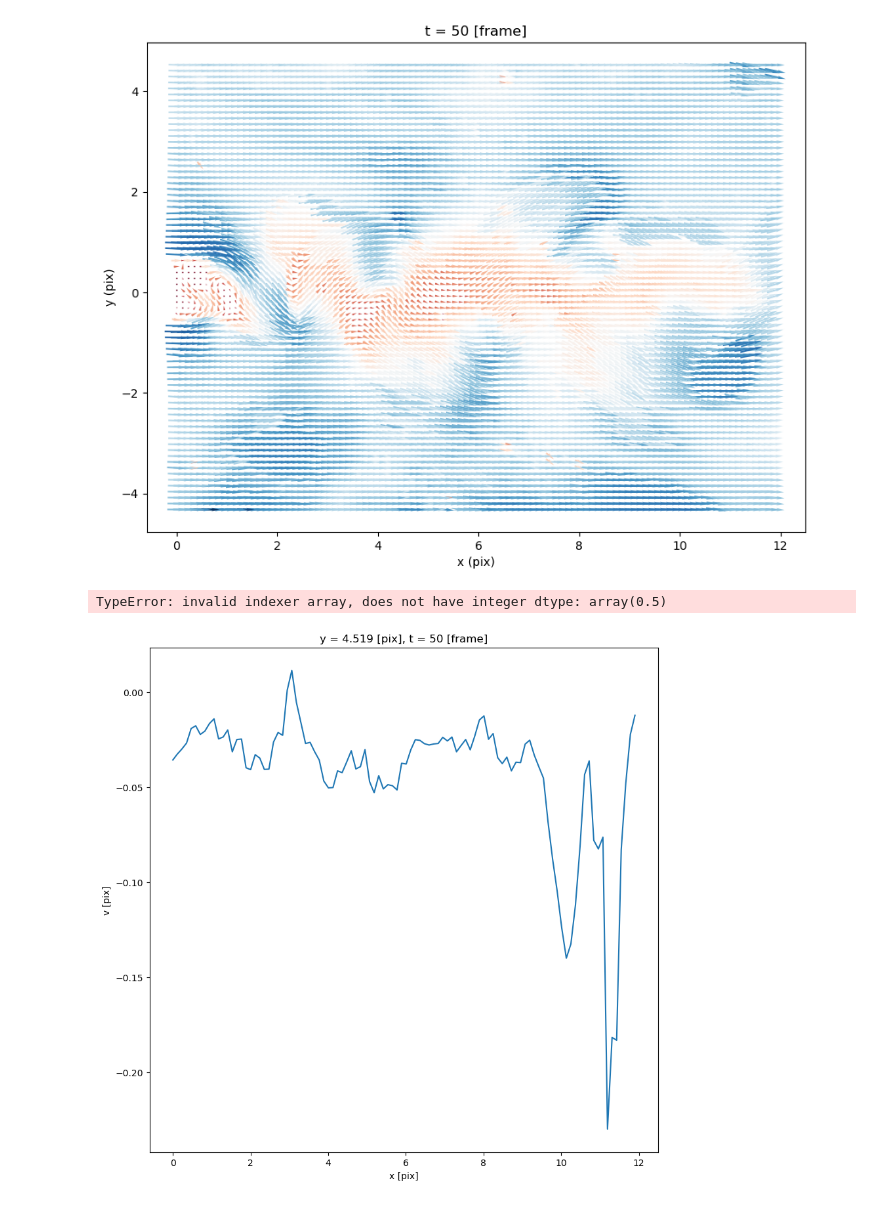
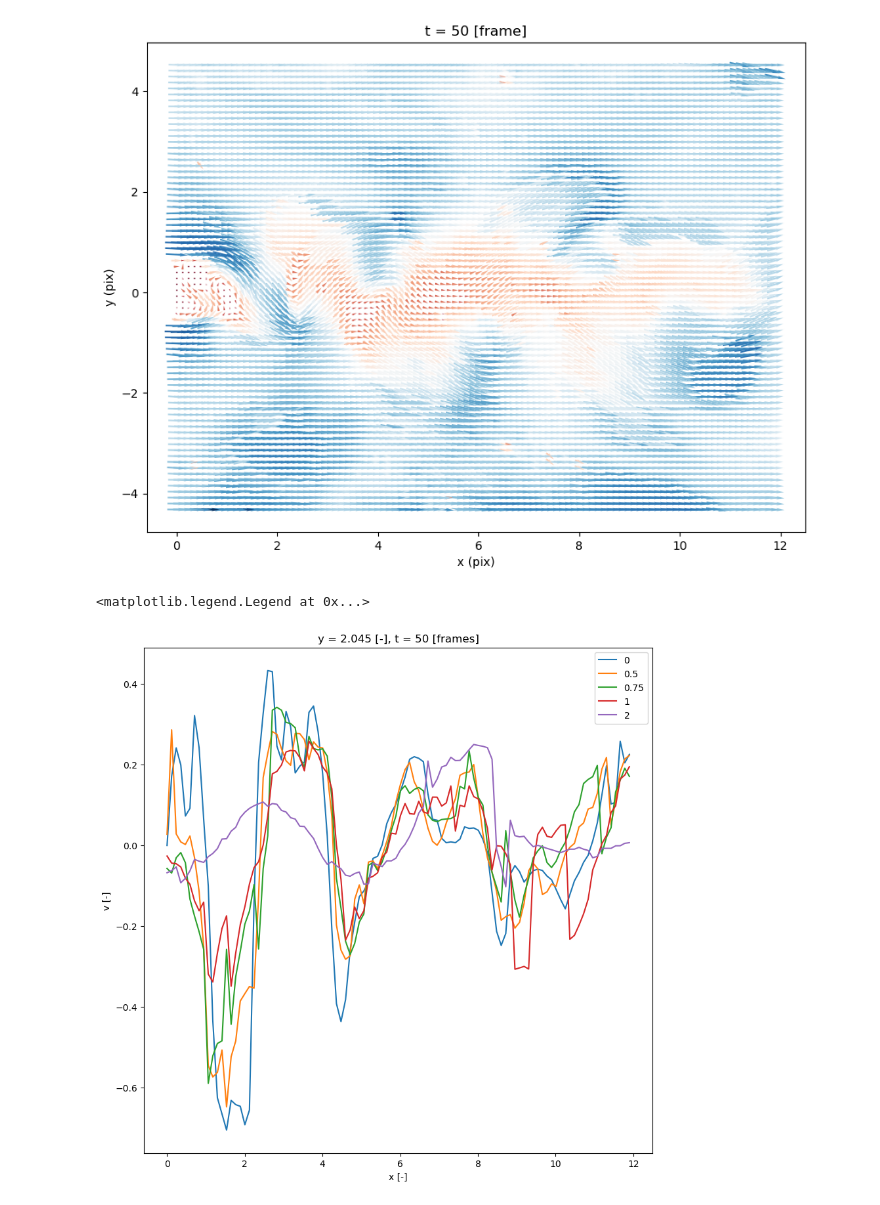
Before and after one commit to alexlib/almog_piv, a Jupyter notebook: notebooks/post_analysis_Feb-15_run1.ipynb, the cells around one changed output. Drawn from its saved outputs; the diff is of its cells as text; code cells hidden in the pictures.

```diff
--- a/notebooks/post_analysis_Feb-15_run1.ipynb
+++ b/notebooks/post_analysis_Feb-15_run1.ipynb
@@ -87,9 +87,18 @@ tmp.piv.quiver()
  <AxesSubplot: title={'center': 't = 50 [frame]'}, xlabel='x (pix)', ylabel='y (pix)'>)
 [figure]
 # %%
+ds['u'].attrs['units'] = '-'
+ds['v'].attrs['units'] = '-'
+ds['x'].attrs['units'] = '-'
+ds['y'].attrs['units'] = '-'
+ds['t'].attrs['units'] = 'frames'
+
 plt.figure()
 for y in [0 , 0.5, 0.75, 1, 2]:
-    ds['v'].isel(t=50,y=y).plot.line()
+    ds['v'].isel(t=50).sel(y=y,method='nearest').plot.line(label=str(y))
+
+plt.legend()
+fig.savefig('../resuts/vy_vs_x_at_tn.png',dpi=100)
 # %% [output]
-TypeError: invalid indexer array, does not have integer dtype: array(0.5)
+<matplotlib.legend.Legend at 0x...>
-[figure, old version]
+[figure, new version]
```
Also changed, not shown: parts of 1 cell of this notebook, 1 other file.
